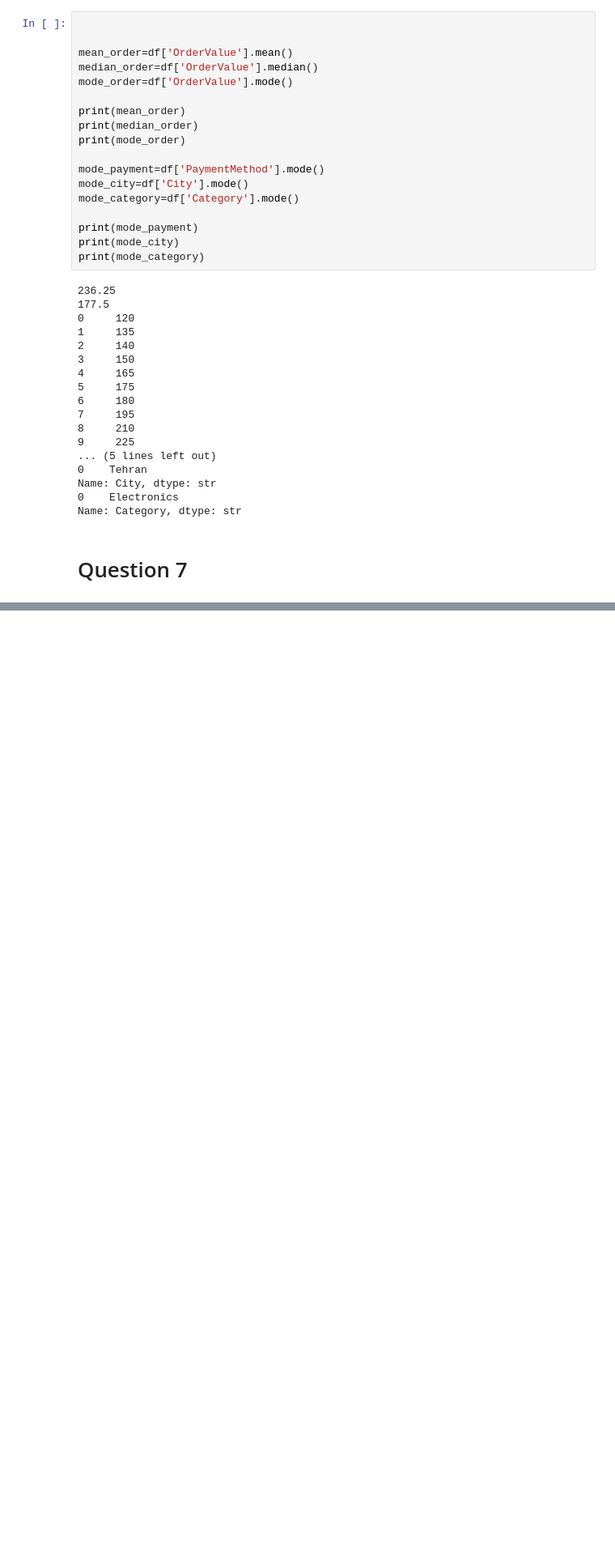
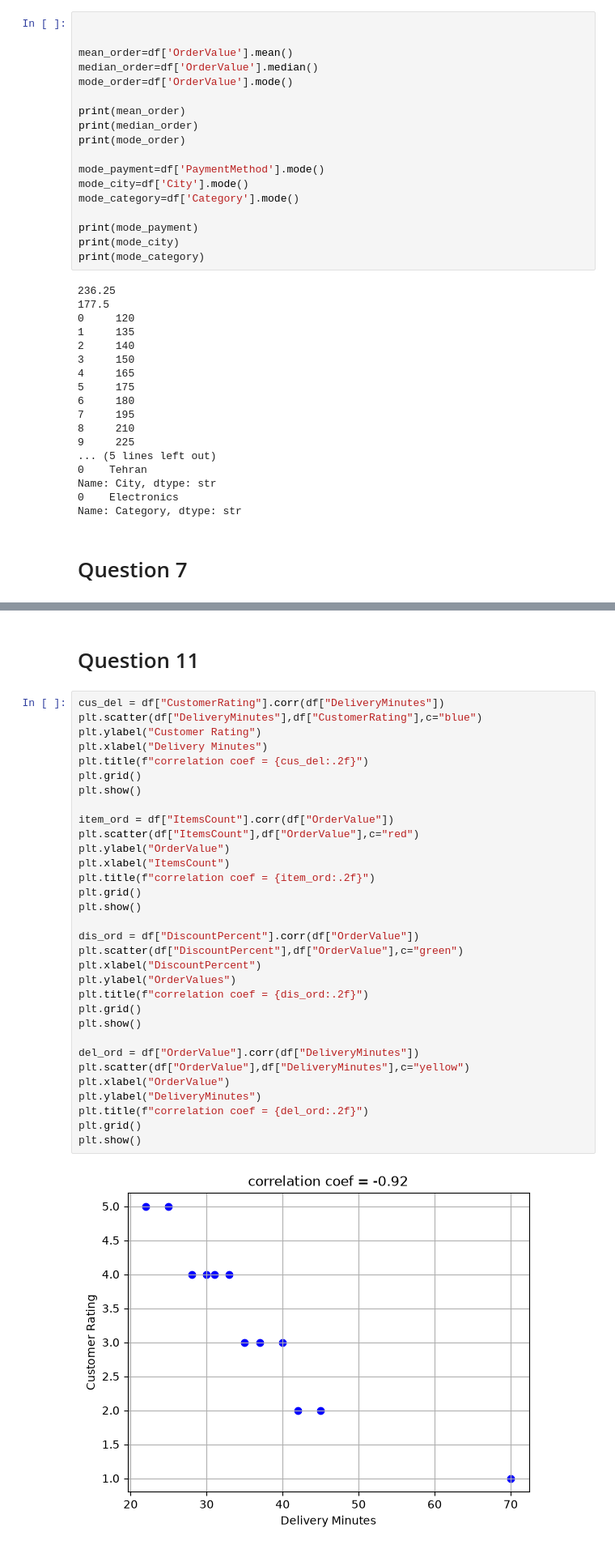
Before and after one commit to mrpanigale/Maktab-AI-145, a Jupyter notebook: CWs/week5/week5_1.ipynb, the cells around one changed output, grey strips where cells are left out. Shown at 81% size. Drawn from its saved outputs; the diff is of its cells as text; blank space fills up the shorter version.

```diff
--- a/CWs/week5/week5_1.ipynb
+++ b/CWs/week5/week5_1.ipynb
@@ -254,0 +307,36 @@ df.describe(include = "all")
+# %% [markdown]
+# Question 11
+# %%
+cus_del = df["CustomerRating"].corr(df["DeliveryMinutes"])
+plt.scatter(df["DeliveryMinutes"],df["CustomerRating"],c="blue")
+plt.ylabel("Customer Rating")
+plt.xlabel("Delivery Minutes")
+plt.title(f"correlation coef = {cus_del:.2f}")
+plt.grid()
+plt.show()
+
+item_ord = df["ItemsCount"].corr(df["OrderValue"])
+plt.scatter(df["ItemsCount"],df["OrderValue"],c="red")
+plt.ylabel("OrderValue")
+plt.xlabel("ItemsCount")
+plt.title(f"correlation coef = {item_ord:.2f}")
+plt.grid()
+plt.show()
+
+dis_ord = df["DiscountPercent"].corr(df["OrderValue"])
+plt.scatter(df["DiscountPercent"],df["OrderValue"],c="green")
+plt.xlabel("DiscountPercent")
+plt.ylabel("OrderValues")
+plt.title(f"correlation coef = {dis_ord:.2f}")
+plt.grid()
+plt.show()
+
+del_ord = df["OrderValue"].corr(df["DeliveryMinutes"])
+plt.scatter(df["OrderValue"],df["DeliveryMinutes"],c="yellow")
+plt.xlabel("OrderValue")
+plt.ylabel("DeliveryMinutes")
+plt.title(f"correlation coef = {del_ord:.2f}")
+plt.grid()
+plt.show()
+# %% [output]
+[figure, added]
```
Also changed, not shown: parts of 10 cells of this notebook.
